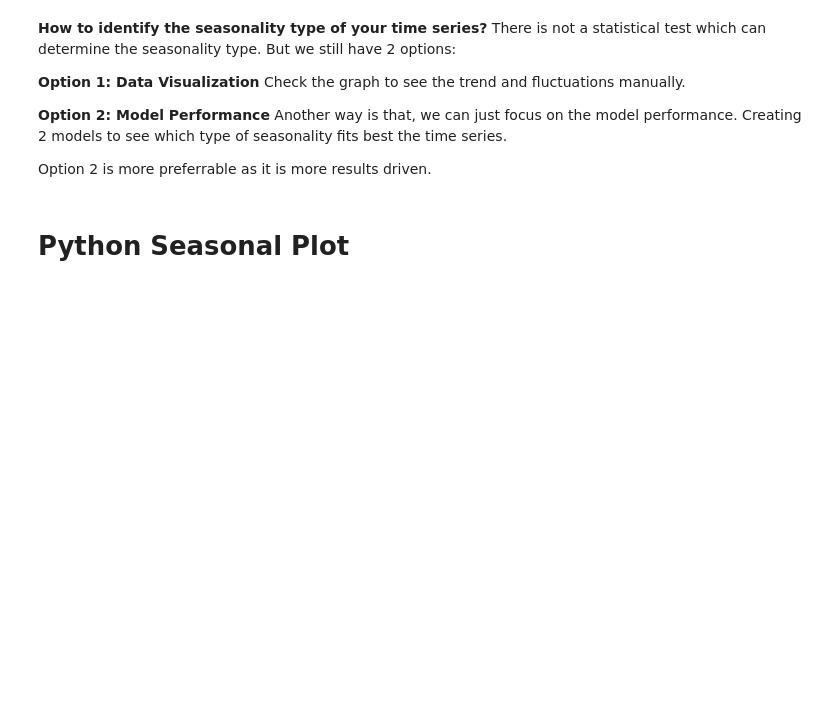
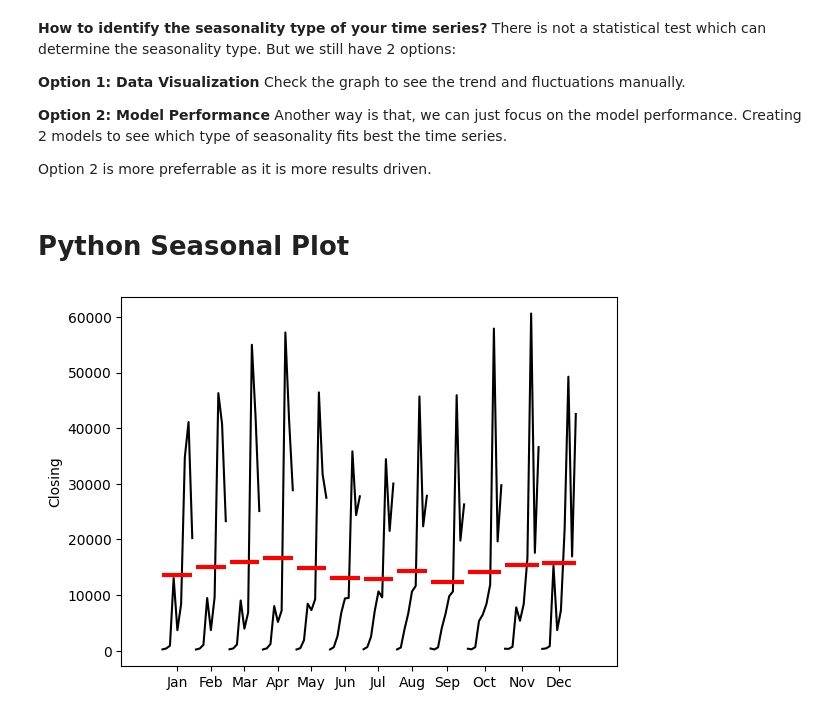
Before and after one commit to ReinerJasin/learn_time_series, a Jupyter notebook: project/intro.ipynb, the cells around one changed output. Saved outputs shown, nothing was run; the diff lists cells and outputs as text; code cells hidden in the pictures; blank space fills up the shorter version.

Commit message:
feat: Python seasonal plot

```diff
--- a/project/intro.ipynb
+++ b/project/intro.ipynb
@@ -310,4 +310,8 @@ Option 2 is more preferrable as it is more results driven.
 # %%
 from statsmodels.graphics.tsaplots import month_plot, quarter_plot
 # %%
-month_plot()
+# Plotting the monthly seasonality
+month_plot(data['Close'].resample('M').mean(), ylabel='Closing')
+plt.show()
+# %% [output]
+[figure, added]
```
Also changed, not shown: parts of 7 cells of this notebook.
